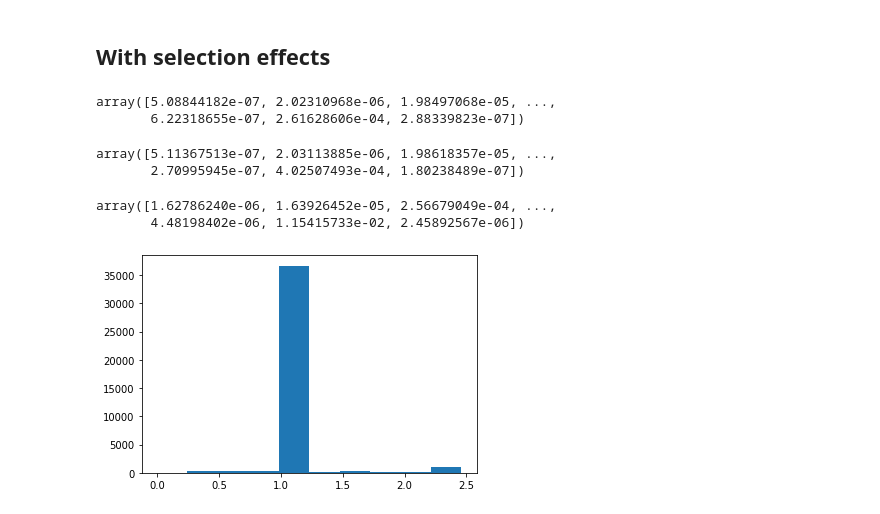
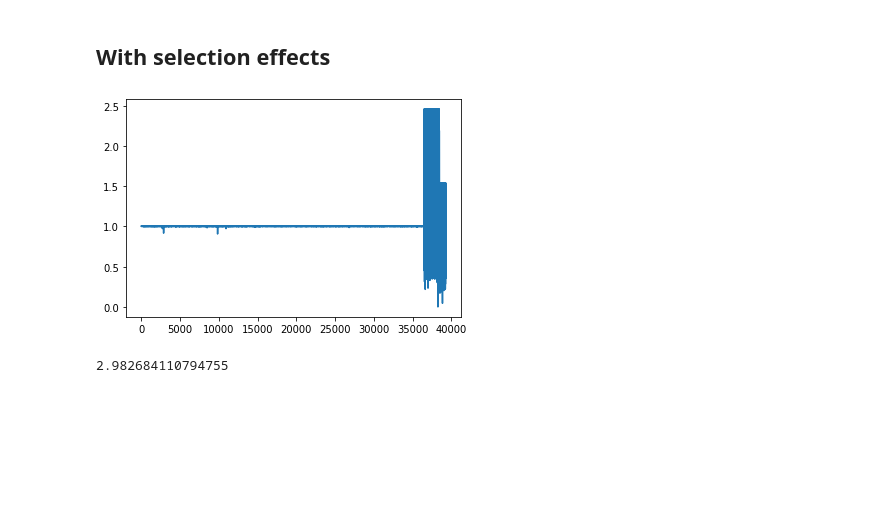
Before and after one commit to mdmould/popodds, a Jupyter notebook: examples/gw_example.ipynb, the cells around one changed output. Drawn from its saved outputs; the diff is of its cells as text; code cells hidden in the pictures; blank space fills up the shorter version.

```diff
--- a/examples/gw_example.ipynb
+++ b/examples/gw_example.ipynb
@@ -238,49 +315,35 @@ def p_s(sx, sy, sz):
 # %%
-from astropy.cosmology import Planck15
-from scipy.interpolate import interp1d
-from scipy.integrate import quad
+# redshift p(z) ~ dV/dz * (1+z)^(z_pow-1)
 
-class PowerlawRedshift:
-
-    def __init__(self, z_min=0, z_max=1.9, z_pow=1):
-
-        self.z_min = z_min
-        self.z_max = z_max
-        self.z_pow = z_pow
-
-        zs = np.linspace(z_min, z.max(), 5000)
-        dVdz = Planck15.differential_comoving_volume(zs).value #* 4 * np.pi
-        self.dVdz = interp1d(zs, dVdz)
-        self.norm = quad(self.model, z_min, z_max)[0]
-
-    def model(self, z):
-
-        return self.dVdz(z) * (1 + z)**(self.z_pow - 1)
-
-    def prob(self, z):
-
-        return (self.z_min < z) * (z < self.z_max) * self.model(z) / self.norm
-
-z_pow = 1
-z_max = 1.9
-
-p_z = PowerlawRedshift(z_max=z_max, z_pow=z_pow).prob
+prior_inj_z = PowerlawRedshift(z_max=1.9, z_pow=1).prob
-# %%
-p
-# %% [output]
-array([5.08844182e-07, 2.02310968e-06, 1.98497068e-05, ...,
-       6.22318655e-07, 2.61628606e-04, 2.88339823e-07])
+# %%
+# Let's check the injection distributions
+# see https://zenodo.org/record/5546676
+
+my_prior_found = (
+    p_m(m1_found, m2_found) *
+    p_s1(s1x_found, s1y_found, s1z_found) *
+    p_s2(s2x_found, s2y_found, s2z_found) *
+    p_z(z_found)
+    )
 # %%
-p_m(m1, m2) * p_s(s1x, s1y, s1z) * p_s(s2x, s2y, s2z) * p_z(z)
+# The last ~5000 recovered injections have incorrect PDFs in the public data...
+# And there's a few dodgy points in between
+
+plt.plot(my_prior_found / prior_found);
 # %% [output]
-array([5.11367513e-07, 2.03113885e-06, 1.98618357e-05, ...,
-       2.70995945e-07, 4.02507493e-04, 1.80238489e-07])
+[figure, added]
-# %%
-p_m(m1, m2) * p_s(s1x, s1y, s1z) * p_s(s2x, s2y, s2z) * p_z(z) / p
-# %% [output]
-array([1.62786240e-06, 1.63926452e-05, 2.56679049e-04, ...,
-       4.48198402e-06, 1.15415733e-02, 2.45892567e-06])
-# %%
-plt.hist(p_m(m1, m2) * p_s(s1x, s1y, s1z) * p_s(s2x, s2y, s2z) * p_z(z) / p);
-# %% [output]
-[figure, removed]
+# %%
+# Also note that although the documentation says z_max=1
+# (see https://zenodo.org/record/5546676),
+# there is an injected redshift > z_max...
+
+print(z_found.max())
+
+# So let's exclude that point
+
+m1_found = m1_found[z_found < z_max]
+m2_found = m2_found[z_found < z_max]
+z_found = z_found[z_found < z_max]
+# %% [output]
+2.982684110794755
```
Also changed, not shown: parts of 25 cells of this notebook.
